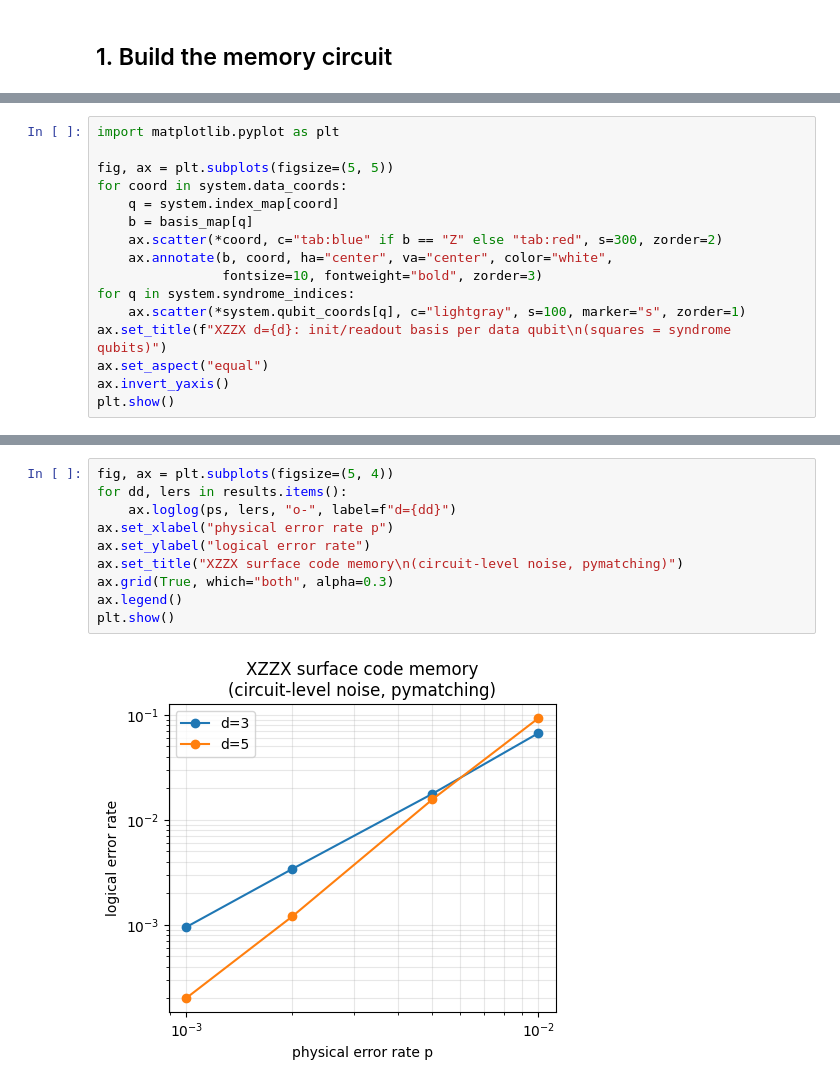
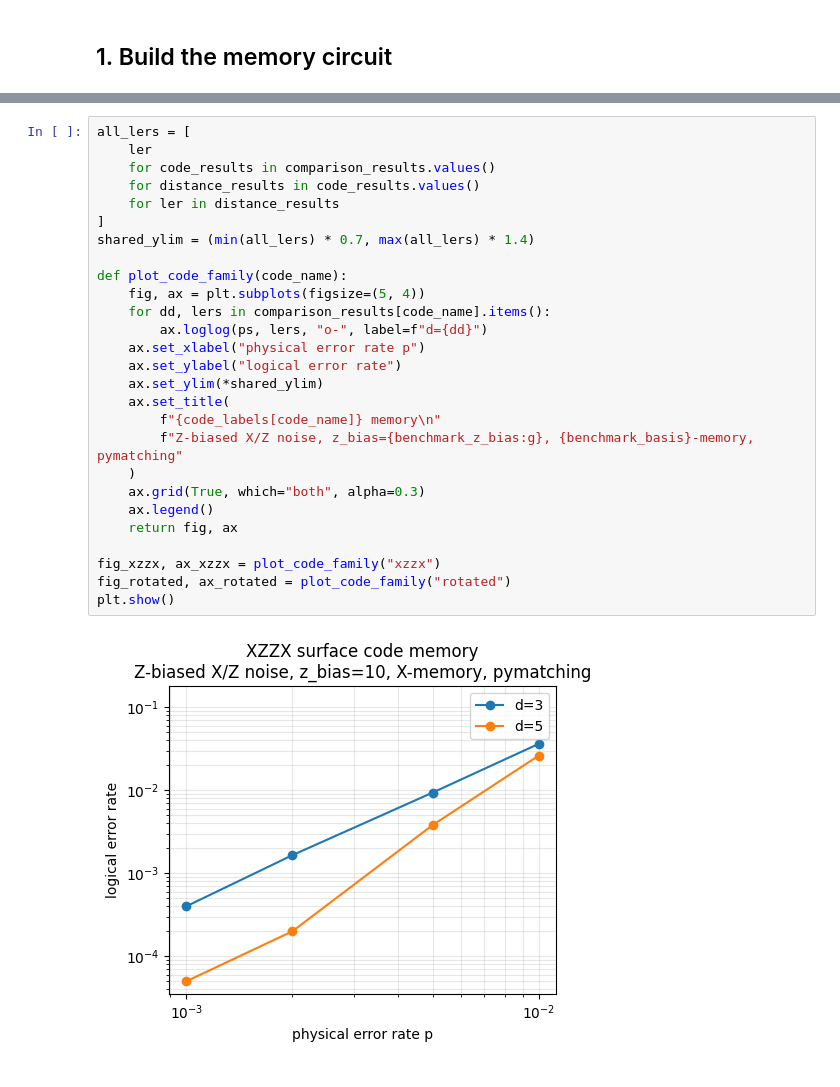
Before and after one commit to QuTone/LightStim, a Jupyter notebook: notebooks/Memory/memory_xzzx.ipynb, the cells around one changed output, grey strips where cells are left out. Saved outputs shown, nothing was run; the diff lists cells and outputs as text.

Commit message:
Add Z-biased XZZX comparison

```diff
--- a/notebooks/Memory/memory_xzzx.ipynb
+++ b/notebooks/Memory/memory_xzzx.ipynb
@@ -56,16 +71,0 @@ This plot shows the checkerboard pattern of X/Z initialization and readout bases
-# %%
-import matplotlib.pyplot as plt
-
-fig, ax = plt.subplots(figsize=(5, 5))
-for coord in system.data_coords:
-    q = system.index_map[coord]
-    b = basis_map[q]
-    ax.scatter(*coord, c="tab:blue" if b == "Z" else "tab:red", s=300, zorder=2)
-    ax.annotate(b, coord, ha="center", va="center", color="white",
-                fontsize=10, fontweight="bold", zorder=3)
-for q in system.syndrome_indices:
-    ax.scatter(*system.qubit_coords[q], c="lightgray", s=100, marker="s", zorder=1)
-ax.set_title(f"XZZX d={d}: init/readout basis per data qubit\n(squares = syndrome qubits)")
-ax.set_aspect("equal")
-ax.invert_yaxis()
-plt.show()
@@ -136,12 +177,29 @@ d=5: 2.00e-04  1.20e-03  1.57e-02  9.30e-02
 # %%
-fig, ax = plt.subplots(figsize=(5, 4))
-for dd, lers in results.items():
-    ax.loglog(ps, lers, "o-", label=f"d={dd}")
-ax.set_xlabel("physical error rate p")
-ax.set_ylabel("logical error rate")
-ax.set_title("XZZX surface code memory\n(circuit-level noise, pymatching)")
-ax.grid(True, which="both", alpha=0.3)
-ax.legend()
+all_lers = [
+    ler
+    for code_results in comparison_results.values()
+    for distance_results in code_results.values()
+    for ler in distance_results
+]
+shared_ylim = (min(all_lers) * 0.7, max(all_lers) * 1.4)
+
+def plot_code_family(code_name):
+    fig, ax = plt.subplots(figsize=(5, 4))
+    for dd, lers in comparison_results[code_name].items():
+        ax.loglog(ps, lers, "o-", label=f"d={dd}")
+    ax.set_xlabel("physical error rate p")
+    ax.set_ylabel("logical error rate")
+    ax.set_ylim(*shared_ylim)
+    ax.set_title(
+        f"{code_labels[code_name]} memory\n"
+        f"Z-biased X/Z noise, z_bias={benchmark_z_bias:g}, {benchmark_basis}-memory, pymatching"
+    )
+    ax.grid(True, which="both", alpha=0.3)
+    ax.legend()
+    return fig, ax
+
+fig_xzzx, ax_xzzx = plot_code_family("xzzx")
+fig_rotated, ax_rotated = plot_code_family("rotated")
 plt.show()
 # %% [output]
-[figure, old version]
+[figure, new version]
```
Also changed, not shown: parts of 11 cells of this notebook, 2 other files.
